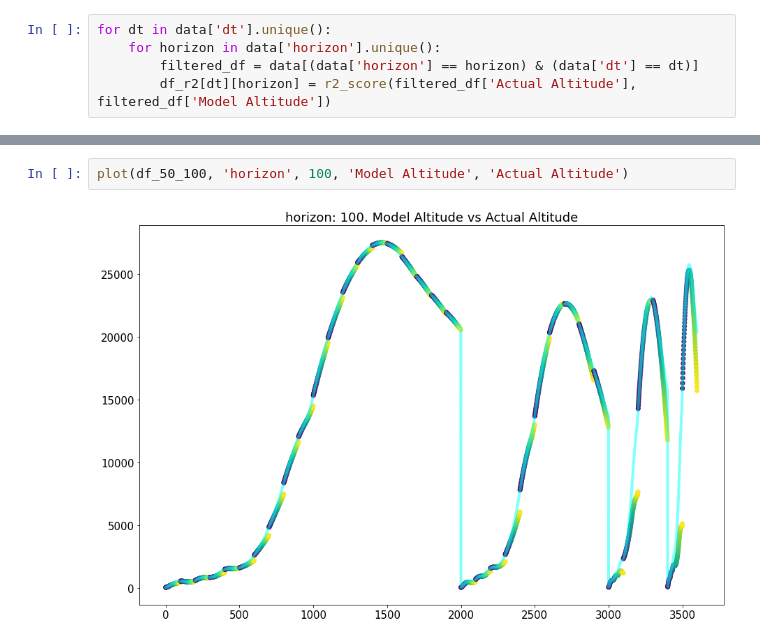
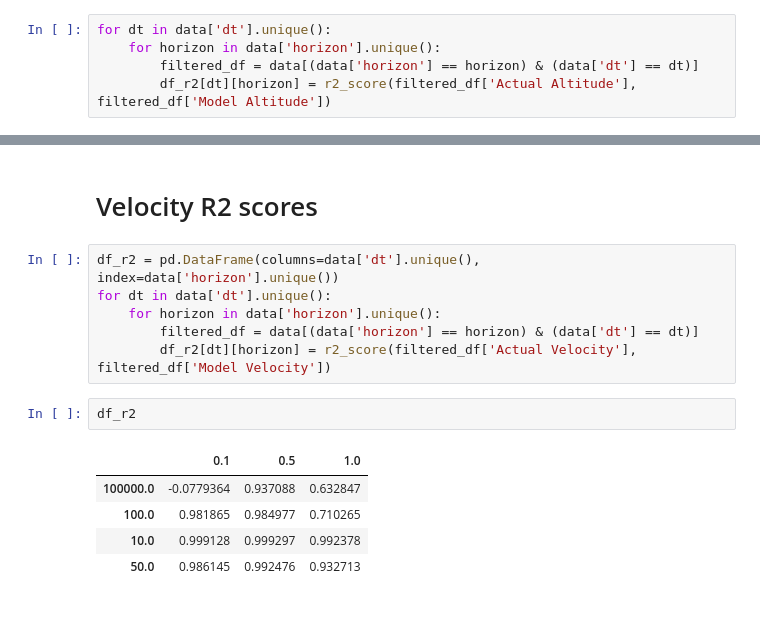
Before and after one commit to aliganbarov/KSP-MPC, a Jupyter notebook: analysis/validation/model_validation_updated_drag.ipynb, the cells around one changed output, grey strips where cells are left out. Drawn from its saved outputs; the diff is of its cells as text; blank space fills up the shorter version.

```diff
--- a/analysis/validation/model_validation_updated_drag.ipynb
+++ b/analysis/validation/model_validation_updated_drag.ipynb
@@ -103,4 +72,16 @@ plot(df_50_100, 'horizon', 100, 'Model Altitude', 'Actual Altitude')
-# %%
-plot(df_50_100, 'horizon', 100, 'Model Altitude', 'Actual Altitude')
-# %% [output]
-[figure, removed]
+# %% [markdown]
+# Velocity R2 scores
+# %%
+df_r2 = pd.DataFrame(columns=data['dt'].unique(), index=data['horizon'].unique())
+for dt in data['dt'].unique():
+    for horizon in data['horizon'].unique():
+        filtered_df = data[(data['horizon'] == horizon) & (data['dt'] == dt)]
+        df_r2[dt][horizon] = r2_score(filtered_df['Actual Velocity'], filtered_df['Model Velocity'])
+# %%
+df_r2
+# %% [output]
+|  | 0.1 | 0.5 | 1.0 |
+| 100000.0 | -0.0779364 | 0.937088 | 0.632847 |
+| 100.0 | 0.981865 | 0.984977 | 0.710265 |
+| 10.0 | 0.999128 | 0.999297 | 0.992378 |
+| 50.0 | 0.986145 | 0.992476 | 0.932713 |
```
Also changed, not shown: parts of 16 cells of this notebook, 9 other files.
